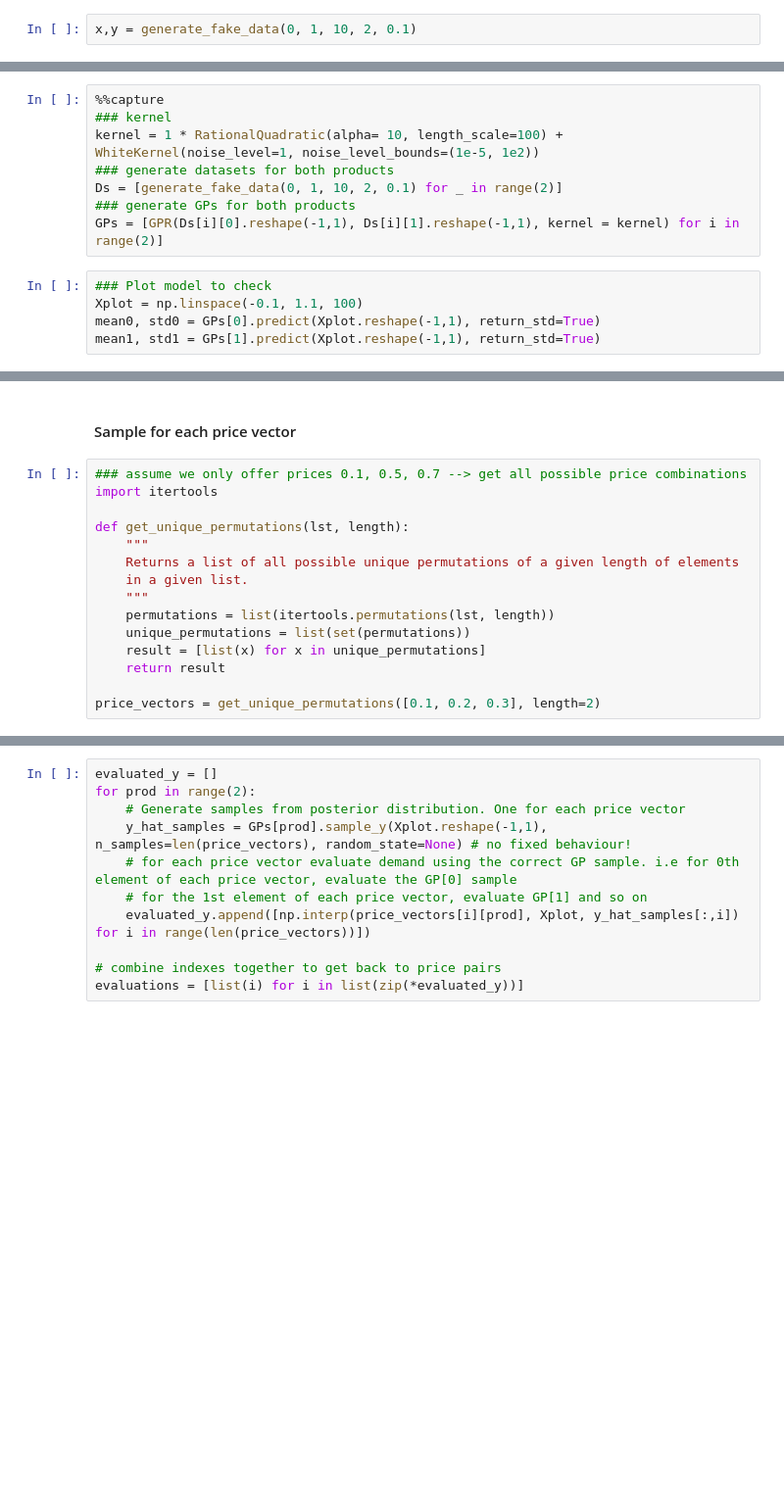
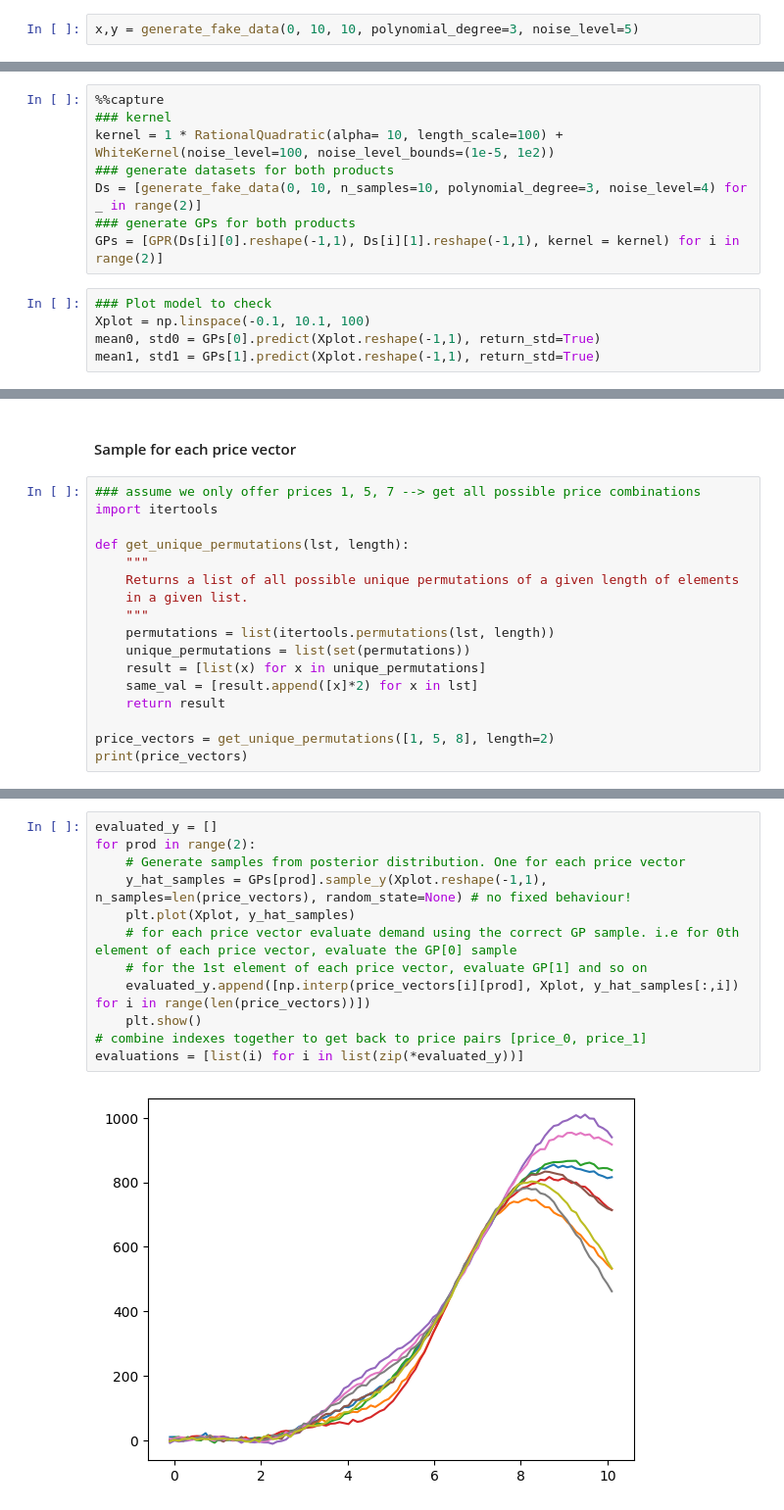
Before and after one commit to jordan-sparq/ThompsonSampling, a Jupyter notebook: ThompsonSampling/notebooks/ts-gp.ipynb, the cells around one changed output, grey strips where cells are left out. Shown at 98% size. Saved outputs shown, nothing was run; the diff lists cells and outputs as text; blank space fills up the shorter version.

```diff
--- a/ThompsonSampling/notebooks/ts-gp.ipynb
+++ b/ThompsonSampling/notebooks/ts-gp.ipynb
@@ -17,6 +16,6 @@ def generate_fake_data(xmin, xmax, n_samples, polynomial_degree, noise_level):
     return np.array(x), np.array(y)
 # %%
-x,y = generate_fake_data(0, 1, 10, 2, 0.1)
+x,y = generate_fake_data(0, 10, 10, polynomial_degree=3, noise_level=5)
 # %% [markdown]
 ### Step 1: GP Fit
 # %%
@@ -61,14 +60,14 @@ We use 2 products here to make things simpler
 # %%
 %%capture
 ### kernel
-kernel = 1 * RationalQuadratic(alpha= 10, length_scale=100) + WhiteKernel(noise_level=1, noise_level_bounds=(1e-5, 1e2))
+kernel = 1 * RationalQuadratic(alpha= 10, length_scale=100) +  WhiteKernel(noise_level=100, noise_level_bounds=(1e-5, 1e2))
 ### generate datasets for both products
-Ds = [generate_fake_data(0, 1, 10, 2, 0.1) for _ in range(2)]
+Ds = [generate_fake_data(0, 10, n_samples=10, polynomial_degree=3, noise_level=4) for _ in range(2)]
 ### generate GPs for both products
 GPs = [GPR(Ds[i][0].reshape(-1,1), Ds[i][1].reshape(-1,1), kernel = kernel) for i in range(2)]
 # %%
 ### Plot model to check
-Xplot = np.linspace(-0.1, 1.1, 100)
+Xplot = np.linspace(-0.1, 10.1, 100)
 mean0, std0 = GPs[0].predict(Xplot.reshape(-1,1), return_std=True)
 mean1, std1 = GPs[1].predict(Xplot.reshape(-1,1), return_std=True)
 # %%
@@ -95,7 +94,7 @@ plt.show()
 # %% [markdown]
 #### Sample for each price vector
 # %%
-### assume we only offer prices 0.1, 0.5, 0.7 --> get all possible price combinations
+### assume we only offer prices 1, 5, 7 --> get all possible price combinations
 import itertools
 
 def get_unique_permutations(lst, length):
@@ -106,6 +105,8 @@ def get_unique_permutations(lst, length):
     permutations = list(itertools.permutations(lst, length))
     unique_permutations = list(set(permutations))
     result = [list(x) for x in unique_permutations]
+    same_val = [result.append([x]*2) for x in lst]
     return result
 
-price_vectors = get_unique_permutations([0.1, 0.2, 0.3], length=2)
+price_vectors = get_unique_permutations([1, 5, 8], length=2)
+print(price_vectors)
@@ -112,11 +115,14 @@ price_vectors = get_unique_permutations([0.1, 0.2, 0.3], length=2)
 # %%
 evaluated_y = []
 for prod in range(2):
     # Generate samples from posterior distribution. One for each price vector
     y_hat_samples = GPs[prod].sample_y(Xplot.reshape(-1,1), n_samples=len(price_vectors), random_state=None) # no fixed behaviour!
+    plt.plot(Xplot, y_hat_samples)
     # for each price vector evaluate demand using the correct GP sample. i.e for 0th element of each price vector, evaluate the GP[0] sample
     # for the 1st element of each price vector, evaluate GP[1] and so on
     evaluated_y.append([np.interp(price_vectors[i][prod], Xplot, y_hat_samples[:,i]) for i in range(len(price_vectors))])
-
-# combine indexes together to get back to price pairs
+    plt.show()
+# combine indexes together to get back to price pairs [price_0, price_1]
 evaluations = [list(i) for i in list(zip(*evaluated_y))]
+# %% [output]
+[figure, added]
```
Also changed, not shown: parts of 18 cells of this notebook.
